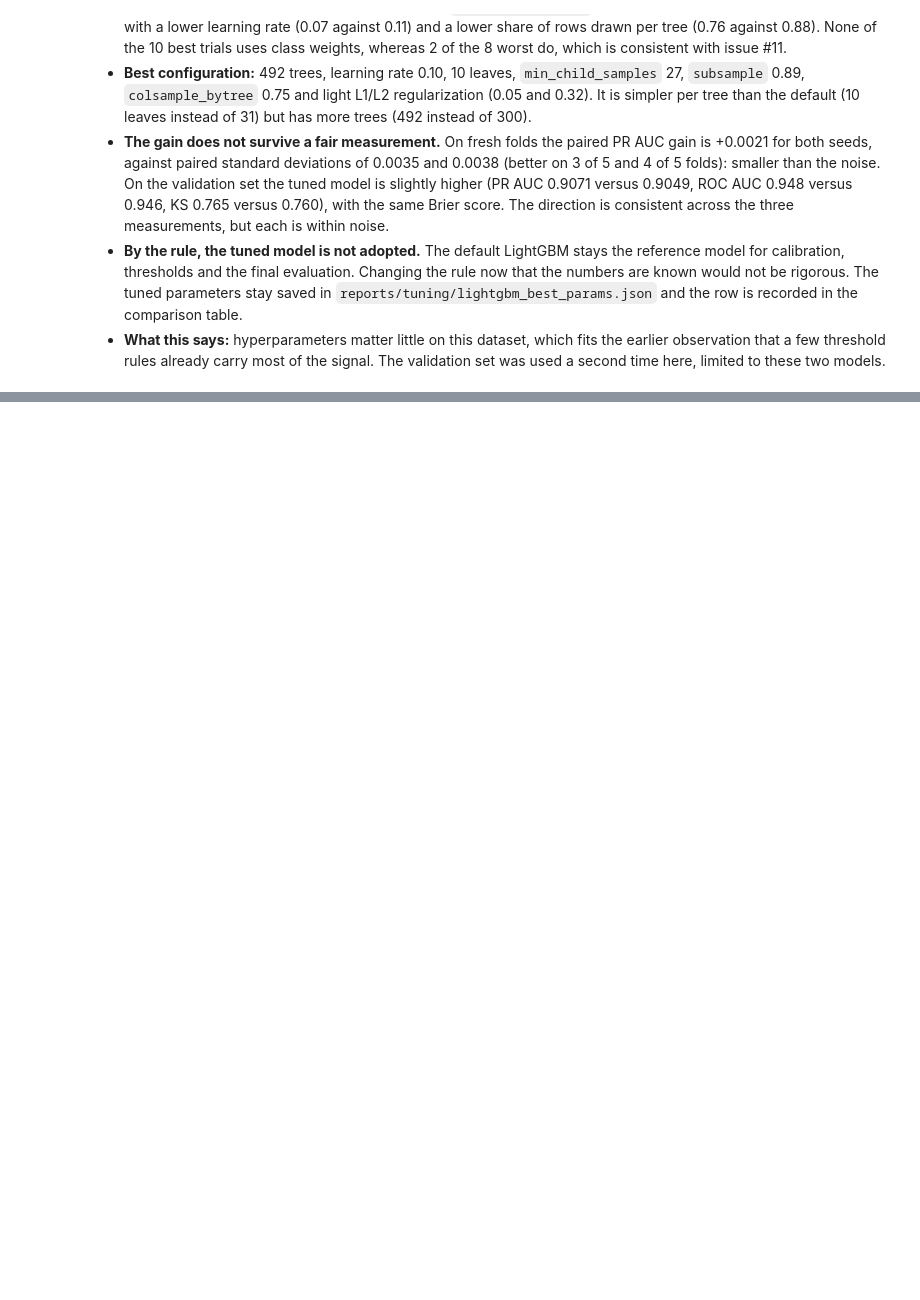
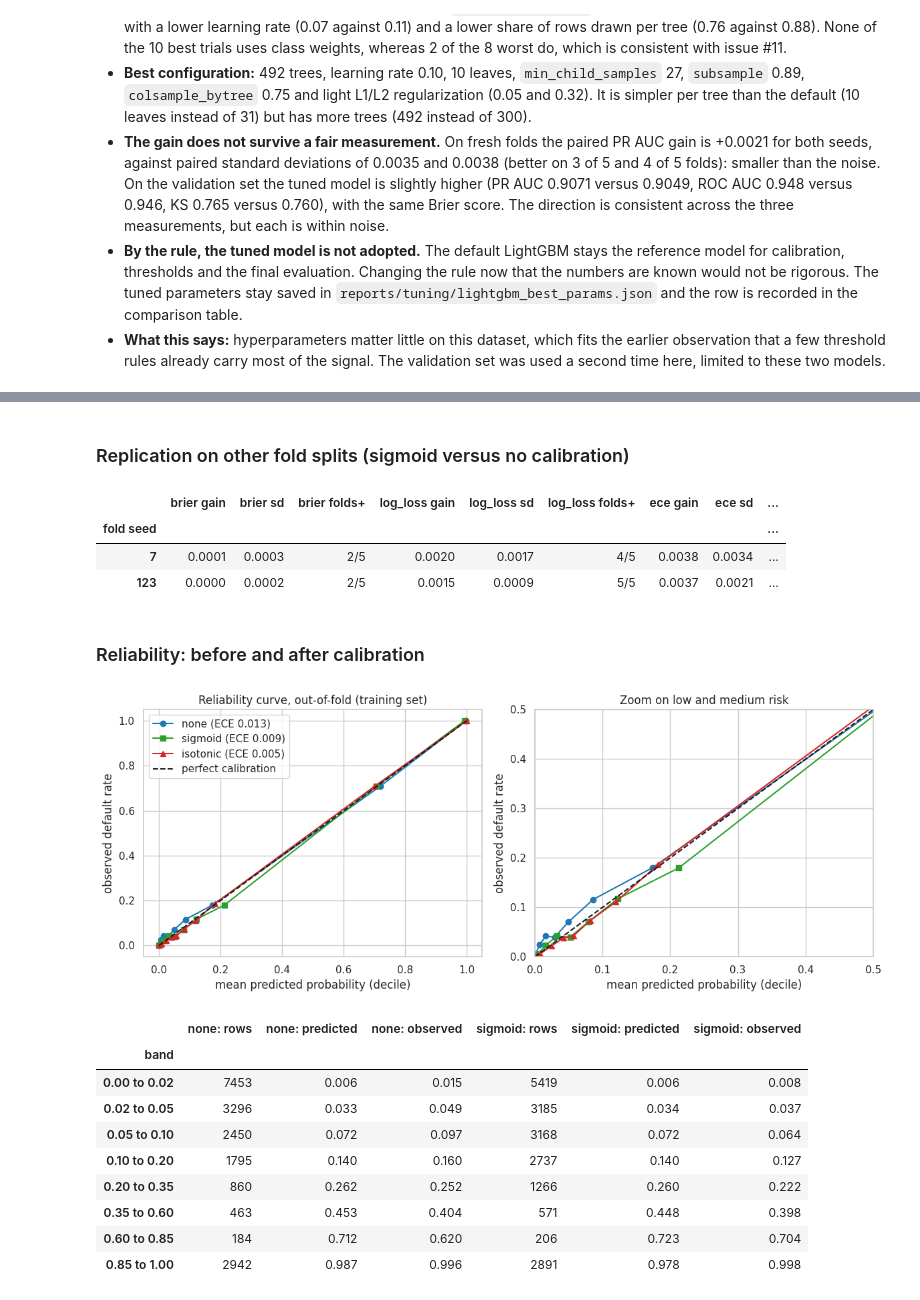
Before and after one commit to cheickbougoum90-web/credit-risk-scoring, a Jupyter notebook: notebooks/02_modeling_experiments.ipynb, the cells around one changed output, grey strips where cells are left out. Drawn from its saved outputs; the diff is of its cells as text; code cells hidden in the pictures; blank space fills up the shorter version.

Commit message:
Compare sigmoid and isotonic calibration; keep the uncalibrated LightGBM. Closes #14

```diff
--- a/notebooks/02_modeling_experiments.ipynb
+++ b/notebooks/02_modeling_experiments.ipynb
@@ -874,0 +949,65 @@ Decision by the rule: keep the default LightGBM
+# %% [markdown]
+### Replication on other fold splits (sigmoid versus no calibration)
+# %%
+rows = []
+for seed in (7, 123):
+    r = {m: cross_validate_model(build_calibrated_model(m, n_jobs=1), X_train, y_train, random_state=seed, extra=cal_extra) for m in ("none", "sigmoid")}
+    row = {"fold seed": seed}
+    for metric in ("brier", "log_loss", "ece"):
+        g, sd, k = gain(r["none"], r["sigmoid"], metric)
+        row[f"{metric} gain"], row[f"{metric} sd"], row[f"{metric} folds+"] = g, sd, f"{k}/5"
+    rows.append(row)
+display(pd.DataFrame(rows).set_index("fold seed").round(4))
+# %% [output]
+|  | brier gain | brier sd | brier folds+ | log_loss gain | log_loss sd | log_loss folds+ | ece gain | ece sd | ... |
+| fold seed |  |  |  |  |  |  |  |  | ... |
+| 7 | 0.0001 | 0.0003 | 2/5 | 0.0020 | 0.0017 | 4/5 | 0.0038 | 0.0034 | ... |
+| 123 | 0.0000 | 0.0002 | 2/5 | 0.0015 | 0.0009 | 5/5 | 0.0037 | 0.0021 | ... |
+# %% [markdown]
+### Reliability: before and after calibration
+# %%
+oof = {m: oof_proba(lambda m=m: build_calibrated_model(m, n_jobs=1), X_train, y_train) for m in CALIBRATION_METHODS}
+
+fig, axes = plt.subplots(1, 2, figsize=(12, 4.8))
+styles = {"none": ("#1f77b4", "o"), "sigmoid": ("#2ca02c", "s"), "isotonic": ("#d62728", "^")}
+for m in CALIBRATION_METHODS:
+    t = calibration_table(y_train, oof[m], n_bins=10)
+    axes[0].plot(t["mean_predicted"], t["observed_rate"], marker=styles[m][1], color=styles[m][0], label=f"{m} (ECE {expected_calibration_error(y_train, oof[m]):.3f})")
+axes[0].plot([0, 1], [0, 1], "k--", label="perfect calibration")
+axes[0].set_xlabel("mean predicted probability (decile)"); axes[0].set_ylabel("observed default rate")
+axes[0].set_title("Reliability curve, out-of-fold (training set)"); axes[0].legend()
+
+for m in CALIBRATION_METHODS:
+    t = calibration_table(y_train, oof[m], n_bins=10)
+    axes[1].plot(t["mean_predicted"], t["observed_rate"], marker=styles[m][1], color=styles[m][0], label=m)
+axes[1].plot([0, 0.5], [0, 0.5], "k--")
+axes[1].set_xlim(0, 0.5); axes[1].set_ylim(0, 0.5)
+axes[1].set_xlabel("mean predicted probability (decile)"); axes[1].set_ylabel("observed default rate")
+axes[1].set_title("Zoom on low and medium risk")
+fig.tight_layout()
+fig.savefig(REPORTS / "figures" / "calibration_curves.png", dpi=130, bbox_inches="tight")
+plt.show()
+
+bands = [0, 0.02, 0.05, 0.10, 0.20, 0.35, 0.60, 0.85, 1.0001]
+rows = []
+for lo, hi in zip(bands[:-1], bands[1:]):
+    row = {"band": f"{lo:.2f} to {min(hi, 1):.2f}"}
+    for m in ("none", "sigmoid"):
+        mask = (oof[m] >= lo) & (oof[m] < hi)
+        row[f"{m}: rows"] = int(mask.sum())
+        row[f"{m}: predicted"] = oof[m][mask].mean() if mask.any() else np.nan
+        row[f"{m}: observed"] = y_train.to_numpy()[mask].mean() if mask.any() else np.nan
+    rows.append(row)
+display(pd.DataFrame(rows).set_index("band").round(3))
+# %% [output]
+[figure, added]
+|  | none: rows | none: predicted | none: observed | sigmoid: rows | sigmoid: predicted | sigmoid: observed |
+| band |  |  |  |  |  |  |
+| 0.00 to 0.02 | 7453 | 0.006 | 0.015 | 5419 | 0.006 | 0.008 |
+| 0.02 to 0.05 | 3296 | 0.033 | 0.049 | 3185 | 0.034 | 0.037 |
+| 0.05 to 0.10 | 2450 | 0.072 | 0.097 | 3168 | 0.072 | 0.064 |
+| 0.10 to 0.20 | 1795 | 0.140 | 0.160 | 2737 | 0.140 | 0.127 |
+| 0.20 to 0.35 | 860 | 0.262 | 0.252 | 1266 | 0.260 | 0.222 |
+| 0.35 to 0.60 | 463 | 0.453 | 0.404 | 571 | 0.448 | 0.398 |
+| 0.60 to 0.85 | 184 | 0.712 | 0.620 | 206 | 0.723 | 0.704 |
+| 0.85 to 1.00 | 2942 | 0.987 | 0.996 | 2891 | 0.978 | 0.998 |
```
Also changed, not shown: parts of 9 cells of this notebook, 10 other files.
